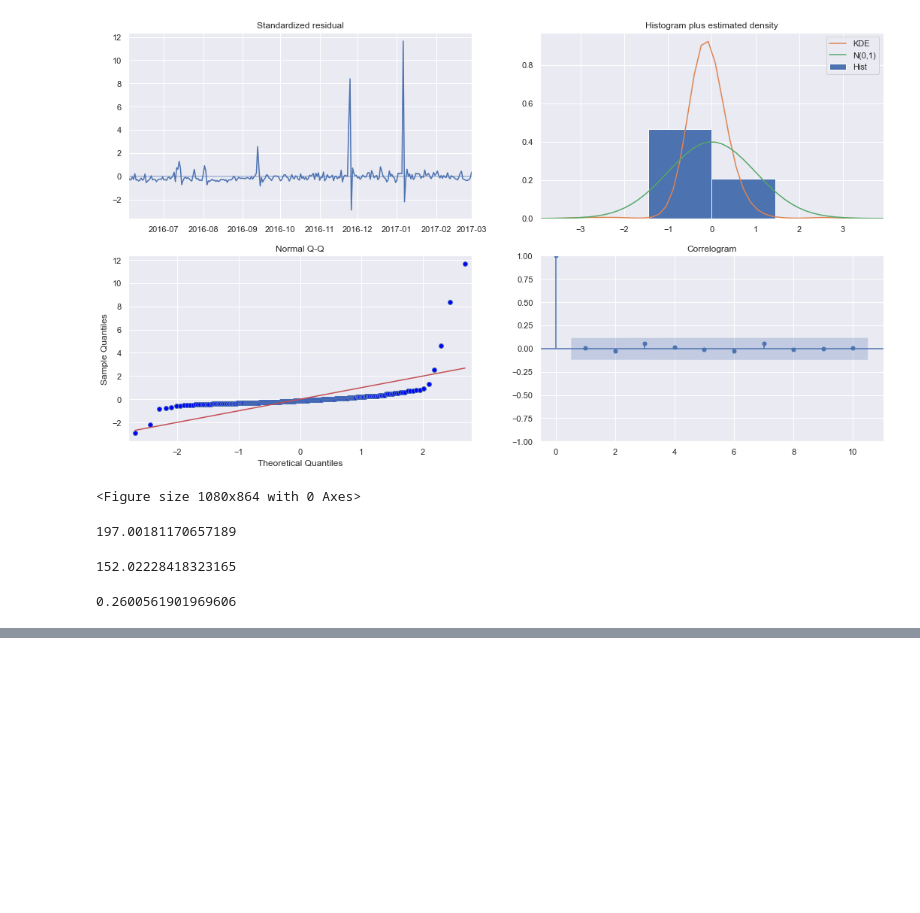
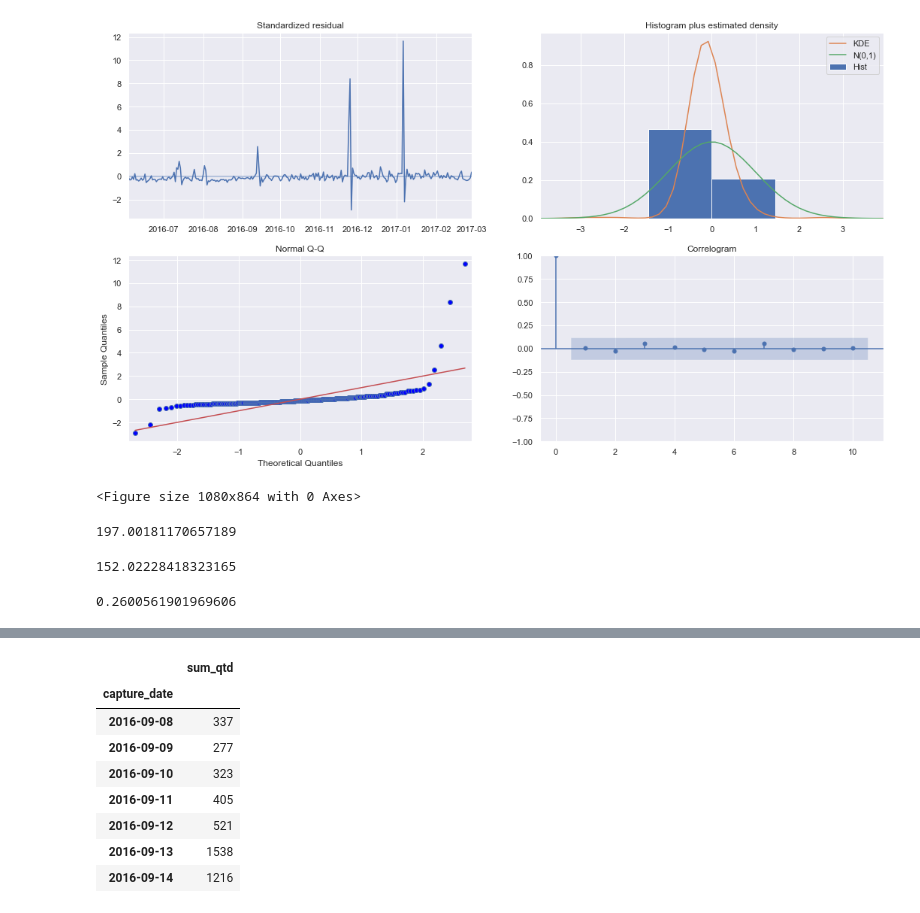
Before and after one commit to victoriaegandolfi/timeSeries, a Jupyter notebook: luizalabs_time_series.ipynb, the cells around one changed output, grey strips where cells are left out. Drawn from its saved outputs; the diff is of its cells as text; code cells hidden in the pictures; blank space fills up the shorter version.

```diff
--- a/luizalabs_time_series.ipynb
+++ b/luizalabs_time_series.ipynb
@@ -262,0 +316,12 @@ mape
+# %%
+df.loc['2016-09-08':'2016-09-14']
+# %% [output]
+|  | sum_qtd |
+| capture_date |  |
+| 2016-09-08 | 337 |
+| 2016-09-09 | 277 |
+| 2016-09-10 | 323 |
+| 2016-09-11 | 405 |
+| 2016-09-12 | 521 |
+| 2016-09-13 | 1538 |
+| 2016-09-14 | 1216 |
```
Also changed, not shown: parts of 31 cells of this notebook.
